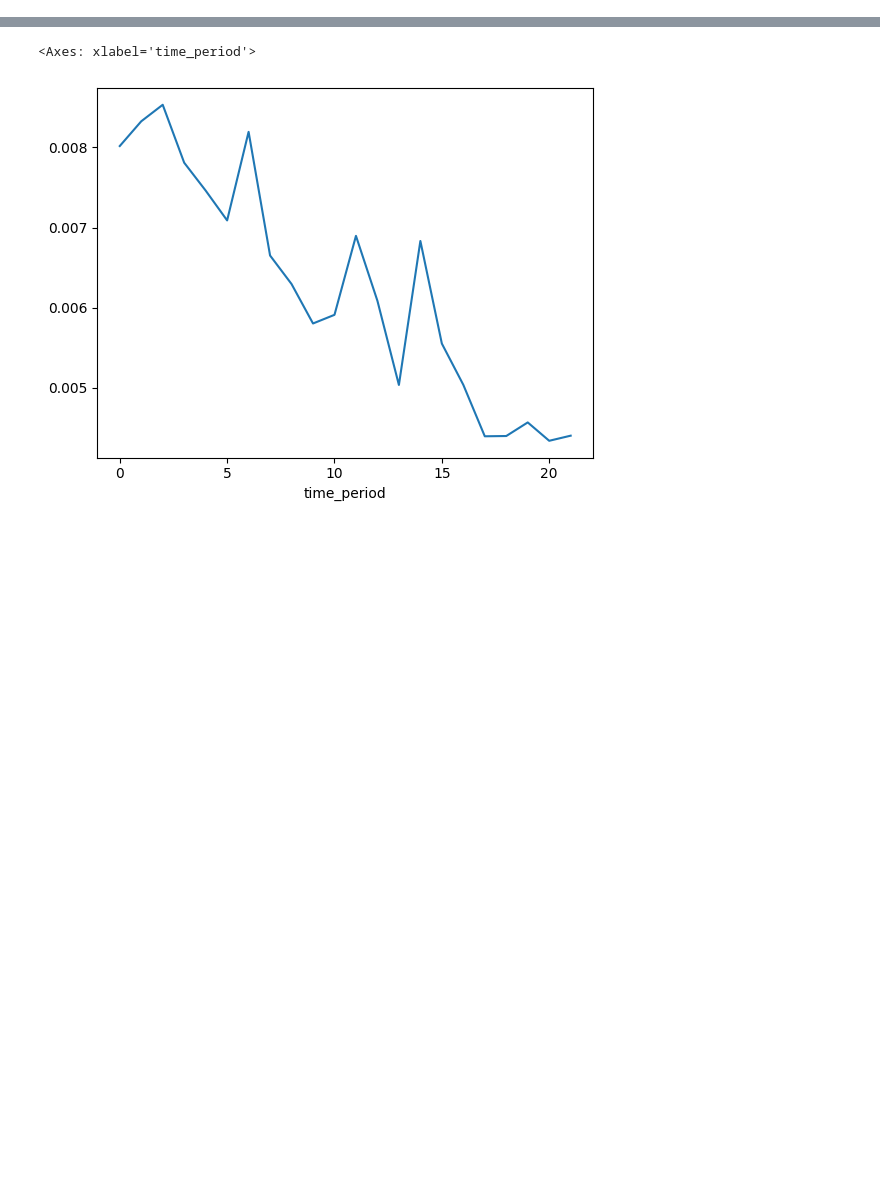
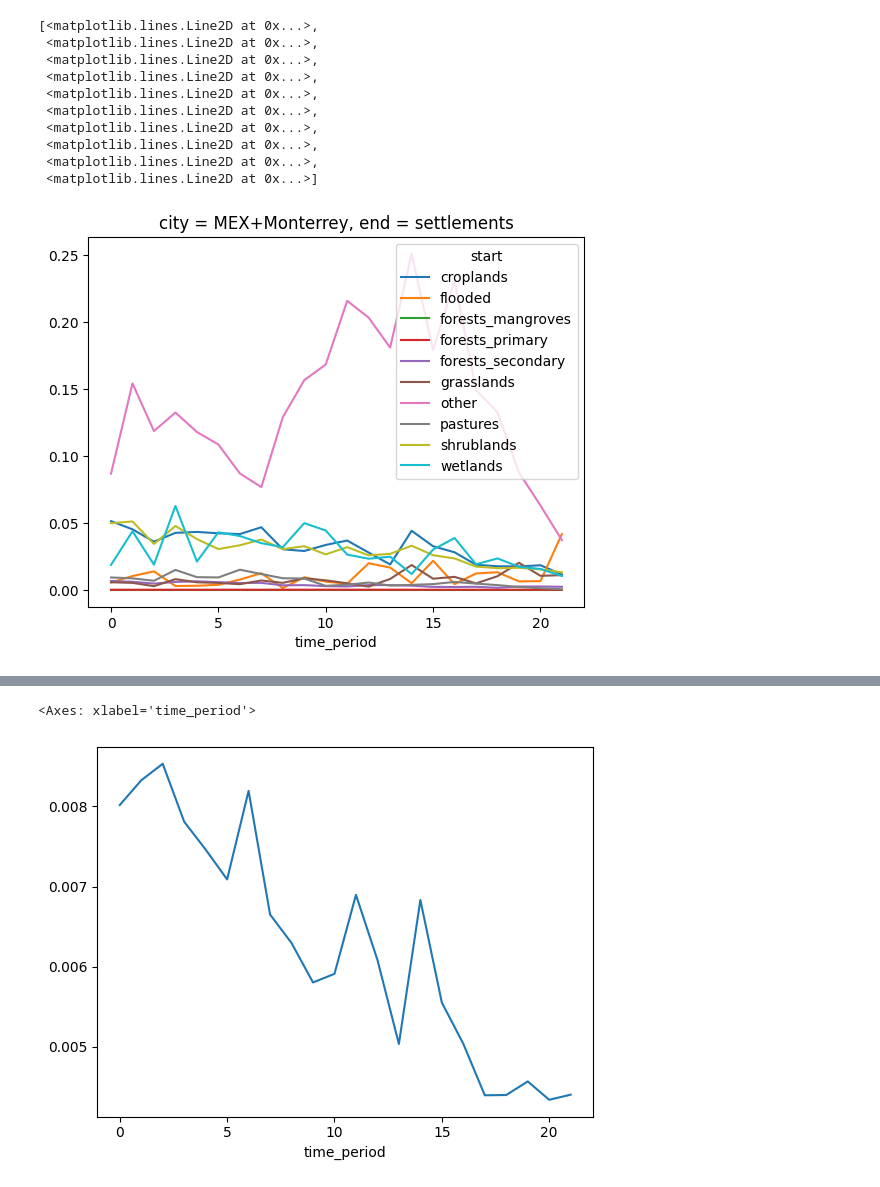
Before and after one commit to CentroFuturoCiudades/carbon_capture, a Jupyter notebook: probabilities.ipynb, the cells around one changed output, grey strips where cells are left out. Cells and saved outputs as stored; diff of their text form; code cells hidden in the pictures; blank space fills up the shorter version.

```diff
--- a/probabilities.ipynb
+++ b/probabilities.ipynb
@@ -17,0 +56,23 @@ for path in transitions_path.glob("*.csv"):
+# %%
+arr_transition = (arr / arr.sum(dim="end")).fillna(0)
+
+zero_rows = arr_transition.sum(dim="end") == 0
+diagonal = arr_transition["start"] == arr_transition["end"]
+mask = zero_rows & diagonal
+arr_transition = arr_transition.where(~mask, 1)
+# %%
+arr_transition.sel(city="MEX+Monterrey", end="settlements").drop_sel(
+    start="settlements"
+).plot.line(x="time_period")
+# %% [output]
+[<matplotlib.lines.Line2D at 0x...>,
+ <matplotlib.lines.Line2D at 0x...>,
+ <matplotlib.lines.Line2D at 0x...>,
+ <matplotlib.lines.Line2D at 0x...>,
+ <matplotlib.lines.Line2D at 0x...>,
+ <matplotlib.lines.Line2D at 0x...>,
+ <matplotlib.lines.Line2D at 0x...>,
+ <matplotlib.lines.Line2D at 0x...>,
+ <matplotlib.lines.Line2D at 0x...>,
+ <matplotlib.lines.Line2D at 0x...>]
+[figure, added]
```
Also changed, not shown: parts of 13 cells of this notebook.
